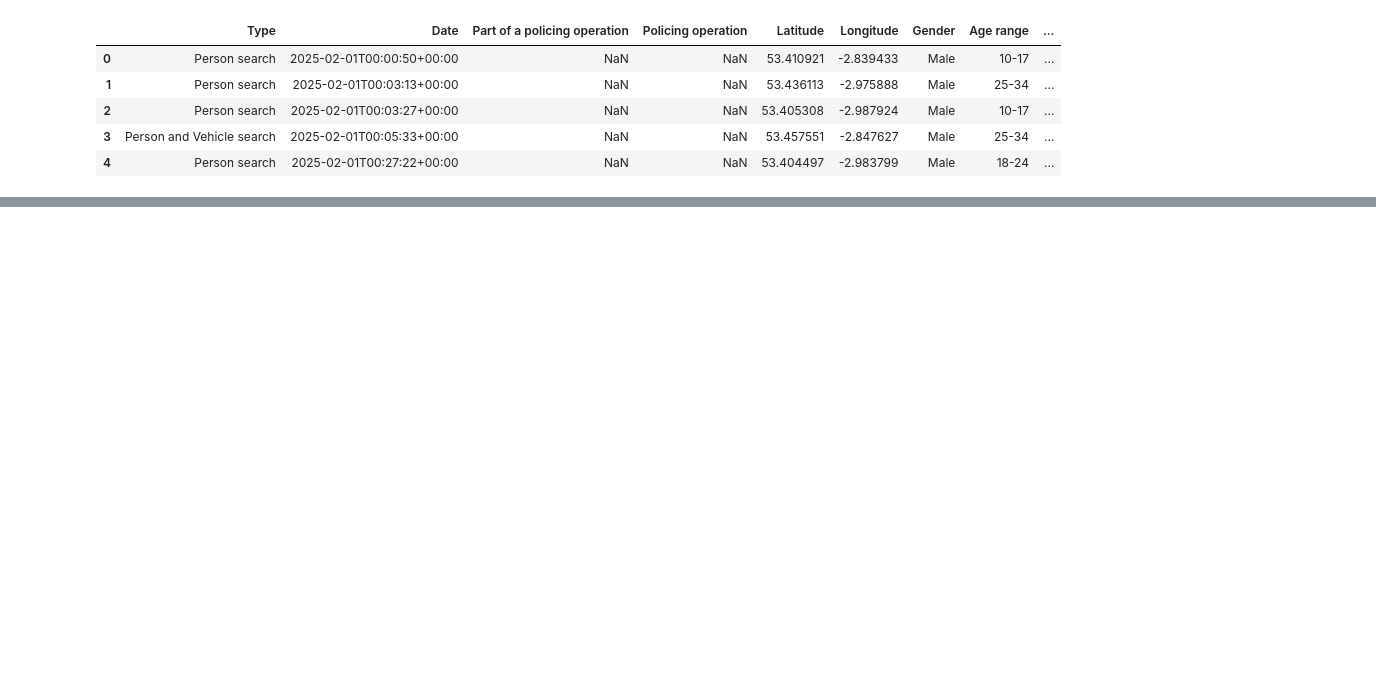
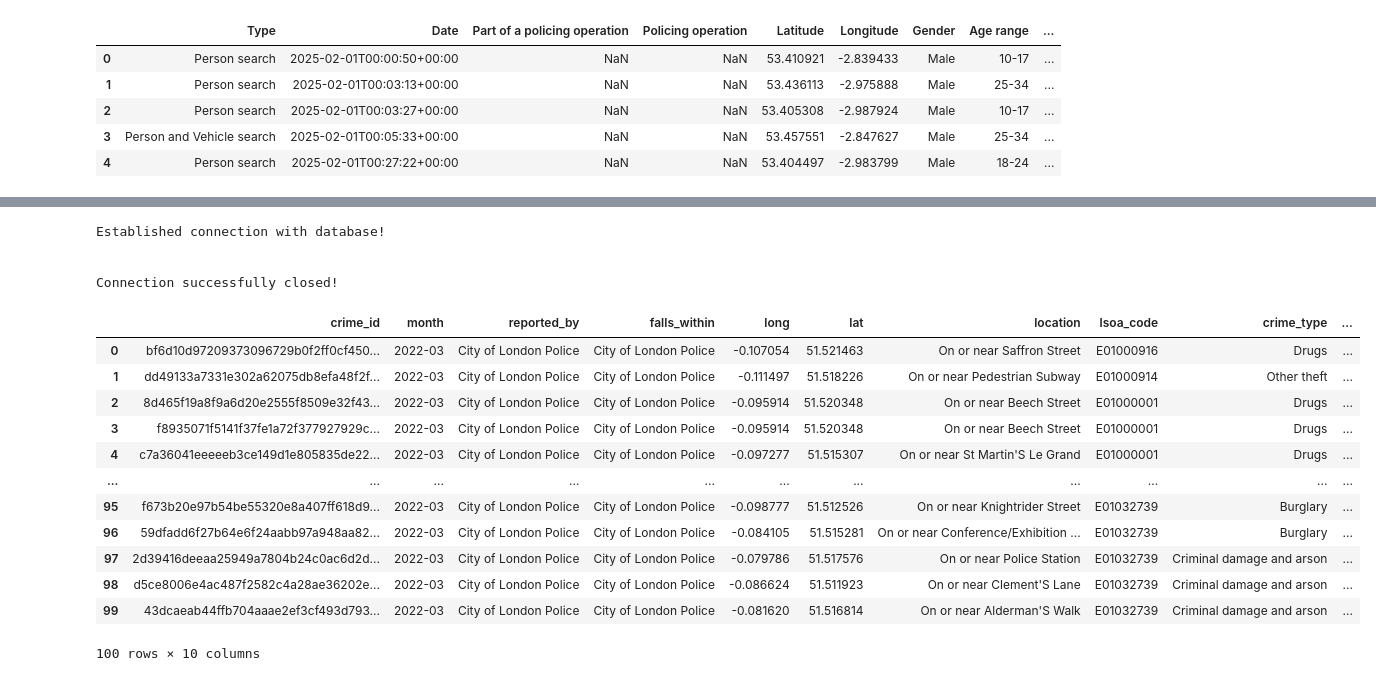
Before and after one commit to MilesDidden/Multi.-CBL-Group-04, a Jupyter notebook: Exploring_data_Miles.ipynb, the cells around one changed output, grey strips where cells are left out. Drawn from its saved outputs; the diff is of its cells as text; code cells hidden in the pictures; blank space fills up the shorter version.

```diff
--- a/Exploring_data_Miles.ipynb
+++ b/Exploring_data_Miles.ipynb
@@ -160,0 +106,29 @@ data_temp
+# %%
+from DB_utils import DBhandler
+
+db_handler = DBhandler()
+
+resulting_df = db_handler.query("SELECT * FROM crime LIMIT 100")
+
+db_handler.close_connection_db()
+# %% [output]
+Established connection with database!
+
+
+Connection successfully closed!
+# %%
+resulting_df
+# %% [output]
+|  | crime_id | month | reported_by | falls_within | long | lat | location | lsoa_code | crime_type | ... |
+| 0 | bf6d10d97209373096729b0f2ff0cf450... | 2022-03 | City of London Police | City of London Police | -0.107054 | 51.521463 | On or near Saffron Street | E01000916 | Drugs | ... |
+| 1 | dd49133a7331e302a62075db8efa48f2f... | 2022-03 | City of London Police | City of London Police | -0.111497 | 51.518226 | On or near Pedestrian Subway | E01000914 | Other theft | ... |
+| 2 | 8d465f19a8f9a6d20e2555f8509e32f43... | 2022-03 | City of London Police | City of London Police | -0.095914 | 51.520348 | On or near Beech Street | E01000001 | Drugs | ... |
+| 3 | f8935071f5141f37fe1a72f377927929c... | 2022-03 | City of London Police | City of London Police | -0.095914 | 51.520348 | On or near Beech Street | E01000001 | Drugs | ... |
+| 4 | c7a36041eeeeeb3ce149d1e805835de22... | 2022-03 | City of London Police | City of London Police | -0.097277 | 51.515307 | On or near St Martin'S Le Grand | E01000001 | Drugs | ... |
+| ... | ... | ... | ... | ... | ... | ... | ... | ... | ... | ... |
+| 95 | f673b20e97b54be55320e8a407ff618d9... | 2022-03 | City of London Police | City of London Police | -0.098777 | 51.512526 | On or near Knightrider Street | E01032739 | Burglary | ... |
+| 96 | 59dfadd6f27b64e6f24aabb97a948aa82... | 2022-03 | City of London Police | City of London Police | -0.084105 | 51.515281 | On or near Conference/Exhibition ... | E01032739 | Burglary | ... |
+| 97 | 2d39416deeaa25949a7804b24c0ac6d2d... | 2022-03 | City of London Police | City of London Police | -0.079786 | 51.517576 | On or near Police Station | E01032739 | Criminal damage and arson | ... |
+| 98 | d5ce8006e4ac487f2582c4a28ae36202e... | 2022-03 | City of London Police | City of London Police | -0.086624 | 51.511923 | On or near Clement'S Lane | E01032739 | Criminal damage and arson | ... |
+| 99 | 43dcaeab44ffb704aaae2ef3cf493d793... | 2022-03 | City of London Police | City of London Police | -0.081620 | 51.516814 | On or near Alderman'S Walk | E01032739 | Criminal damage and arson | ... |
+100 rows × 10 columns
```
Also changed, not shown: parts of 20 cells of this notebook, 2 other files.
